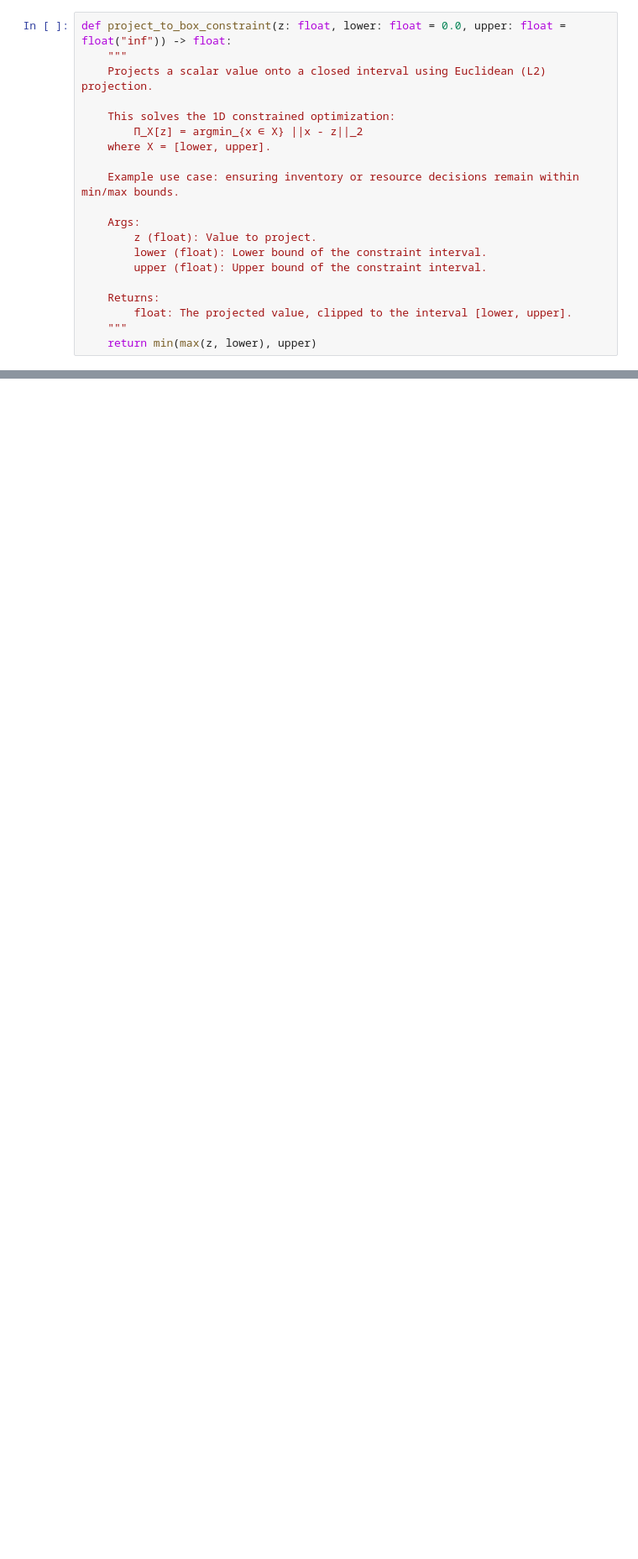
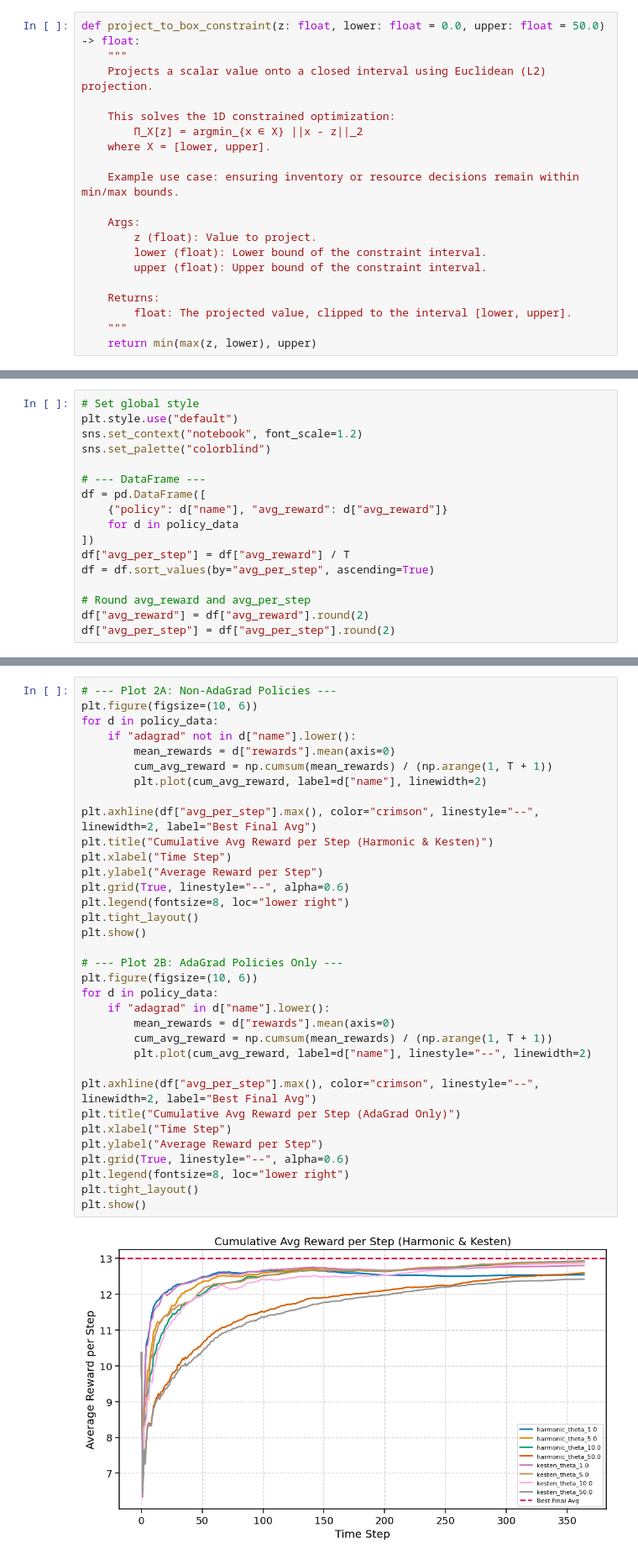
Before and after one commit to numersoz/analytics_journal, a Jupyter notebook: dynamic_optimization/02_adaptive_market_planning.ipynb, the cells around one changed output, grey strips where cells are left out. Shown at 84% size. Drawn from its saved outputs; the diff is of its cells as text; blank space fills up the shorter version.

```diff
--- a/dynamic_optimization/02_adaptive_market_planning.ipynb
+++ b/dynamic_optimization/02_adaptive_market_planning.ipynb
@@ -307,7 +307,7 @@ def transition_x(
     x_next = x_n + alpha_n * gradient
     return projection(x_next), gradient
 # %%
-def project_to_box_constraint(z: float, lower: float = 0.0, upper: float = float("inf")) -> float:
+def project_to_box_constraint(z: float, lower: float = 0.0, upper: float = 50.0) -> float:
     """
     Projects a scalar value onto a closed interval using Euclidean (L2) projection.
 
@@ -842,0 +875,17 @@ def evaluate_policy_with_trajectories(
+# %%
+# Set global style
+plt.style.use("default")
+sns.set_context("notebook", font_scale=1.2)
+sns.set_palette("colorblind")
+
+# --- DataFrame ---
+df = pd.DataFrame([
+    {"policy": d["name"], "avg_reward": d["avg_reward"]}
+    for d in policy_data
+])
+df["avg_per_step"] = df["avg_reward"] / T
+df = df.sort_values(by="avg_per_step", ascending=True)
+
+# Round avg_reward and avg_per_step
+df["avg_reward"] = df["avg_reward"].round(2)
+df["avg_per_step"] = df["avg_per_step"].round(2)
@@ -842,0 +911,36 @@ def evaluate_policy_with_trajectories(
+# %%
+# --- Plot 2A: Non-AdaGrad Policies ---
+plt.figure(figsize=(10, 6))
+for d in policy_data:
+    if "adagrad" not in d["name"].lower():
+        mean_rewards = d["rewards"].mean(axis=0)
+        cum_avg_reward = np.cumsum(mean_rewards) / (np.arange(1, T + 1))
+        plt.plot(cum_avg_reward, label=d["name"], linewidth=2)
+
+plt.axhline(df["avg_per_step"].max(), color="crimson", linestyle="--", linewidth=2, label="Best Final Avg")
+plt.title("Cumulative Avg Reward per Step (Harmonic & Kesten)")
+plt.xlabel("Time Step")
+plt.ylabel("Average Reward per Step")
+plt.grid(True, linestyle="--", alpha=0.6)
+plt.legend(fontsize=8, loc="lower right")
+plt.tight_layout()
+plt.show()
+
+# --- Plot 2B: AdaGrad Policies Only ---
+plt.figure(figsize=(10, 6))
+for d in policy_data:
+    if "adagrad" in d["name"].lower():
+        mean_rewards = d["rewards"].mean(axis=0)
+        cum_avg_reward = np.cumsum(mean_rewards) / (np.arange(1, T + 1))
+        plt.plot(cum_avg_reward, label=d["name"], linestyle="--", linewidth=2)
+
+plt.axhline(df["avg_per_step"].max(), color="crimson", linestyle="--", linewidth=2, label="Best Final Avg")
+plt.title("Cumulative Avg Reward per Step (AdaGrad Only)")
+plt.xlabel("Time Step")
+plt.ylabel("Average Reward per Step")
+plt.grid(True, linestyle="--", alpha=0.6)
+plt.legend(fontsize=8, loc="lower right")
+plt.tight_layout()
+plt.show()
+# %% [output]
+[figure, added]
```
Also changed, not shown: parts of 8 cells of this notebook, 1 other file.
